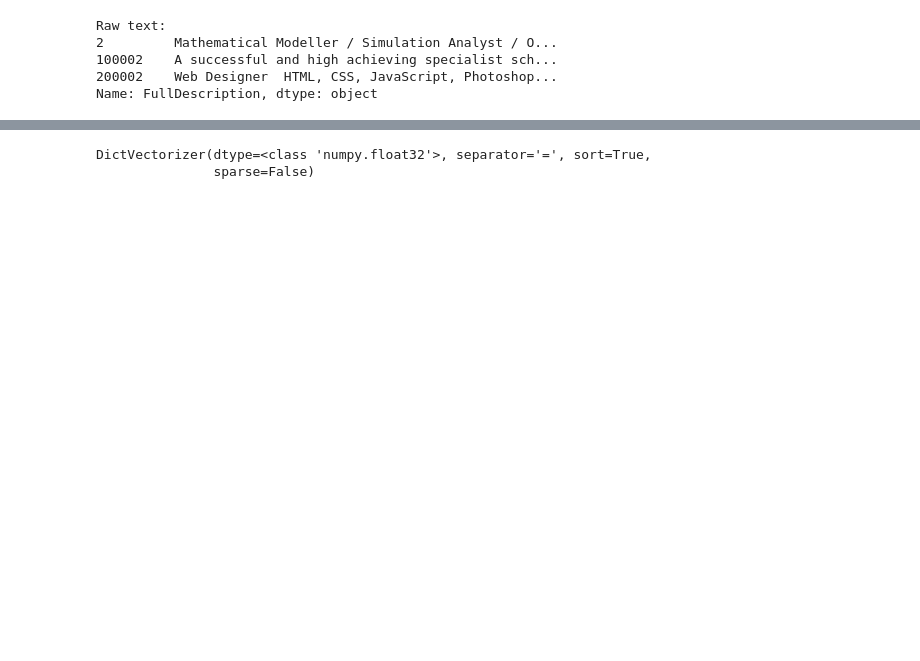
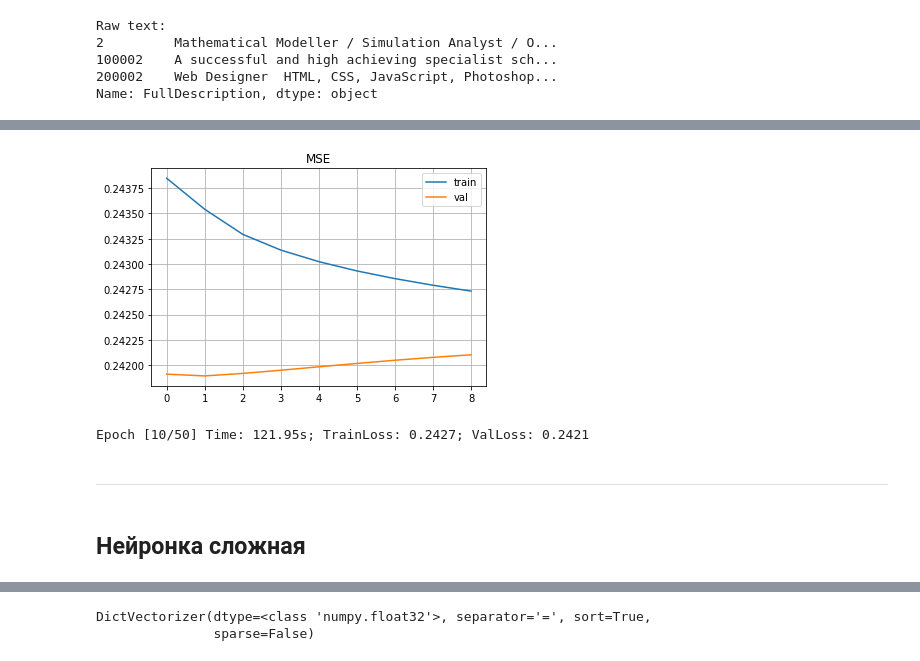
Before and after one commit to samstikhin/ml2021, a Jupyter notebook: 09-NLP/JobPrediction.ipynb, the cells around one changed output, grey strips where cells are left out. Drawn from its saved outputs; the diff is of its cells as text; code cells hidden in the pictures; blank space fills up the shorter version.

```diff
--- a/09-NLP/JobPrediction.ipynb
+++ b/09-NLP/JobPrediction.ipynb
@@ -112,0 +212,3 @@ Let's count how many times is each word present in the data so that we can build
+# %%
+%%time
+model = LinearRegression().fit(X_train, y_train)
@@ -228,0 +301,3 @@ As usual, we shall use one-hot encoding for simplicity. Kudos if you implement m
+# %%
+max_len_title = max(len(x.split()) for x in data['Title'])
+max_len_descr = max(len(x.split()) for x in data['FullDescription'])
@@ -228,0 +453,46 @@ As usual, we shall use one-hot encoding for simplicity. Kudos if you implement m
+# %%
+def train_model(model, dataloaders, optimizer,
+                criterion=nn.MSELoss(),
+                metric=nn.MSELoss(),
+                device=torch.device("cuda:0" if torch.cuda.is_available() else 'cpu'),
+                epochs=50):
+
+    model = model.to(device)
+    log_acc = []
+    for epoch in range(epochs):
+        start_time = time.time()
+
+        loss, _ = train_epoch(model, dataloaders['train'], criterion, metric, device, optimizer)
+
+        val_loss  =         eval_model(model, dataloaders['val'],   criterion, metric, device)
+
+        if epoch:
+            log_acc.append((loss, val_loss))
+
+            draw_loss(log_acc)
+
+        print("Epoch [{}/{}] Time: {:.2f}s; TrainLoss: {:.4f}; ValLoss: {:.4f}".format(
+              epoch + 1, epochs, time.time() - start_time, loss, val_loss))
+
+    return model, val_loss
+# %%
+vocab_size = len(token_to_id)
+embed_dim = 64
+model = TextRegModel(vocab_size, embed_dim)
+
+for param in model.parameters():
+    param.requires_grad = True
+
+optimizer = torch.optim.Adam(model.parameters(), lr=0.001)
+
+trained_model, val_accuracy, test_accuracy = train_model(model=model,
+                                                         dataloaders=dataloaders,
+                                                         optimizer=optimizer,
+                                                         epochs=50)
+# %% [output]
+[figure, added]
+Epoch [10/50] Time: 121.95s; TrainLoss: 0.2427; ValLoss: 0.2421
+# %% [markdown]
+------
+# %% [markdown]
+## Нейронка сложная
```
Also changed, not shown: parts of 98 cells of this notebook, 8 other files.
